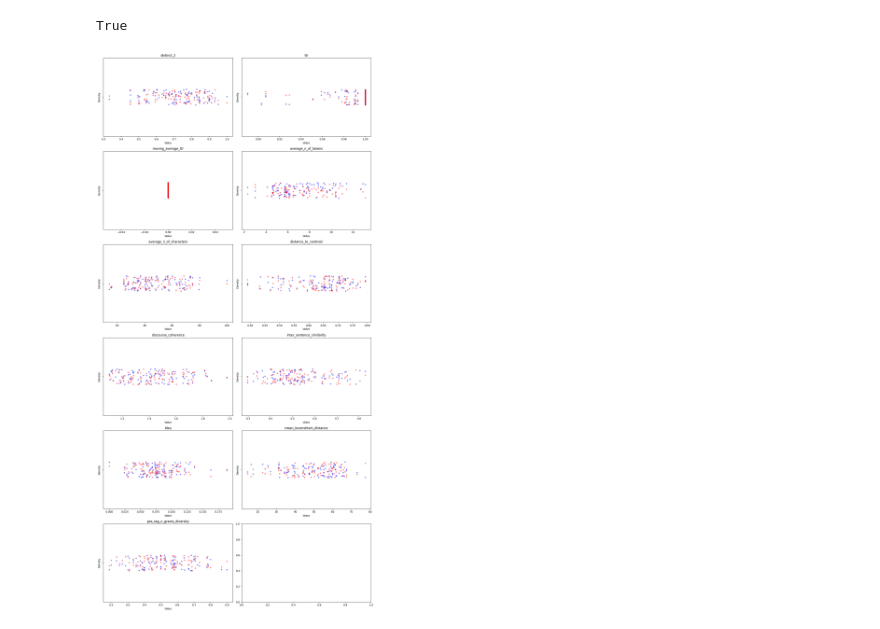
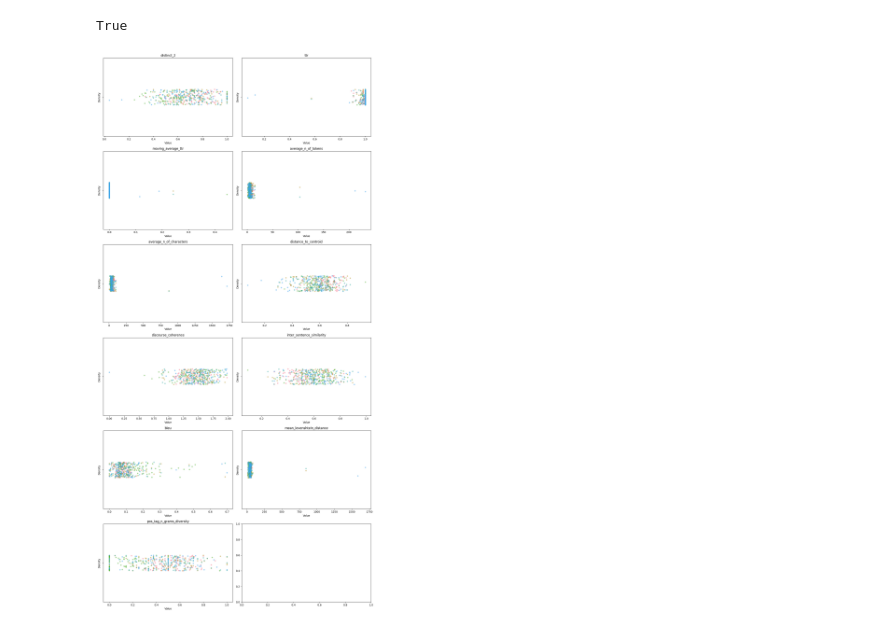
Before and after one commit to kobrue02/evaluating-llm-generated-nlu-data, a Jupyter notebook: bin/notebooks/evaluate.ipynb, the cells around one changed output. Cells and saved outputs as stored; diff of their text form; code cells hidden in the pictures.

```diff
--- a/bin/notebooks/evaluate.ipynb
+++ b/bin/notebooks/evaluate.ipynb
@@ -101,12 +108,23 @@ def plot_results_df(df: pd.DataFrame, plot_func=plt.hist, **kwargs):
 # %%
-dataset_name = "persona_based_prompt_s1_data"
-gen_df = pd.read_csv(f"data/{dataset_name}.csv", encoding="utf-8")
-gen_df.rename(columns={"query": "text"}, inplace=True)
-# remove rows with invalid values in text column
-gen_df = gen_df[gen_df["text"].apply(lambda x: isinstance(x, str))]
-ref_df = clean_sipgate_dataset(read_sipgate_dataset())
+def load_df(dataset_name: str):
+    gen_df = pd.read_csv(f"data/{dataset_name}.csv", encoding="utf-8")
+    gen_df.rename(columns={"query": "text"}, inplace=True)
+    gen_df = gen_df[gen_df["text"].apply(lambda x: isinstance(x, str))]
+    return gen_df
+# %%
+dataset_names = [
+    "persona_based_prompt_s1_data",
+    "few_shot_simple_data",
+    "chain_of_thought_simple_data",
+    "few_shot_simple_data",
+    "one_shot_simple_data",
+]
+raw_dfs = [load_df(dataset_name) for dataset_name in dataset_names]
+ref_df = clean_sipgate_dataset(read_sipgate_dataset())
 # %%
 framework = Framework()
-results = framework.apply_framework_to_datasets(gen_df, ref_df)
-df = results_to_dataframe(results)
-plot_results_df(df)
+evaluated_sets = []
+for gen_df in raw_dfs:
+  results = framework.apply_framework_to_datasets(gen_df, ref_df)
+  df = results_to_dataframe(results)
+  evaluated_sets.append(df)
@@ -122,4 +131,4 @@ df_2 = results_to_dataframe(results)
-# %%
-plot_results_df(df, df_2=df_2)
-# %% [output]
-[figure, removed]
+# %%
+dfs_to_stripplots(evaluated_sets)
+# %% [output]
+[figure, added]
```
Also changed, not shown: parts of 8 cells of this notebook.
